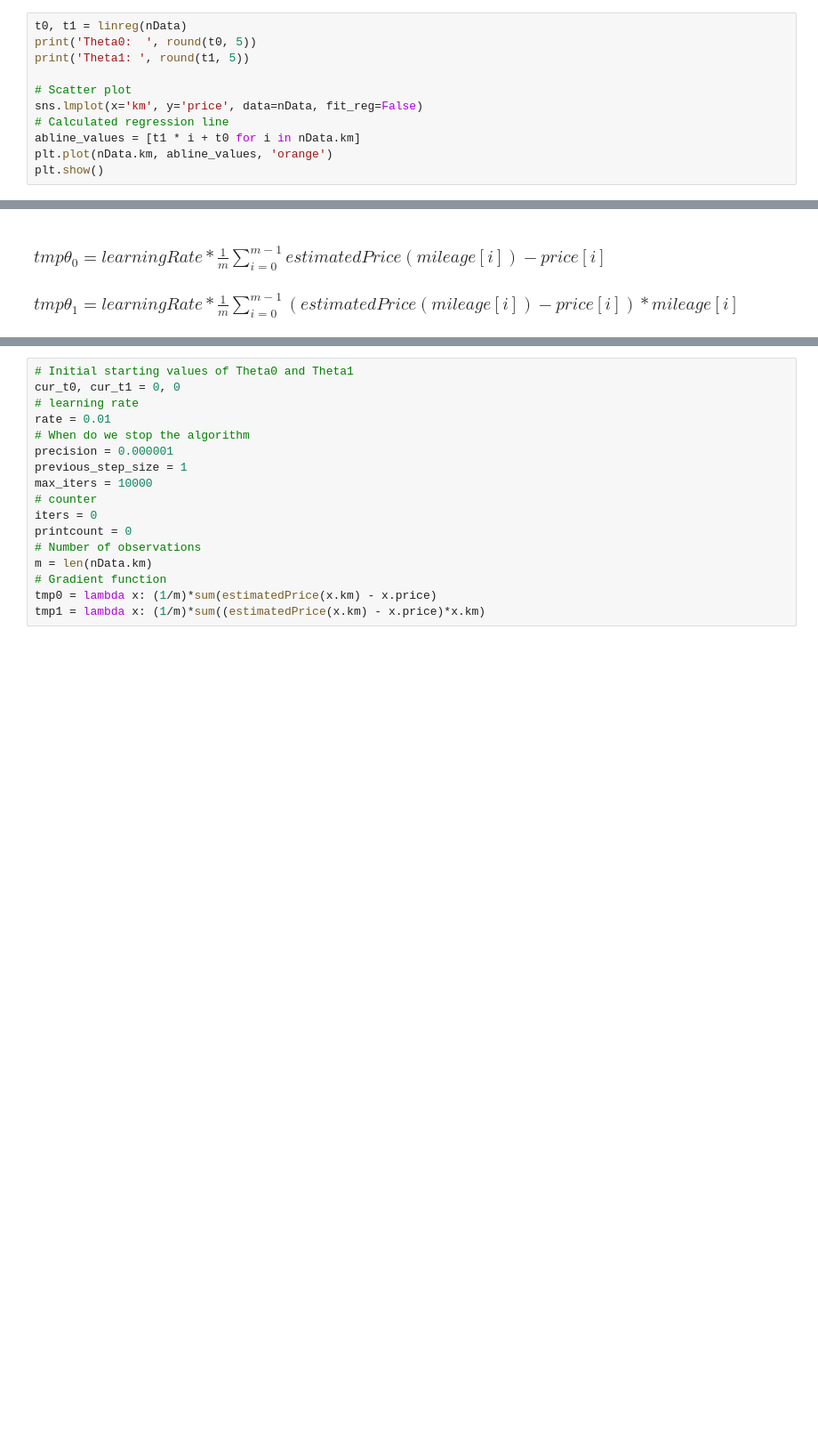
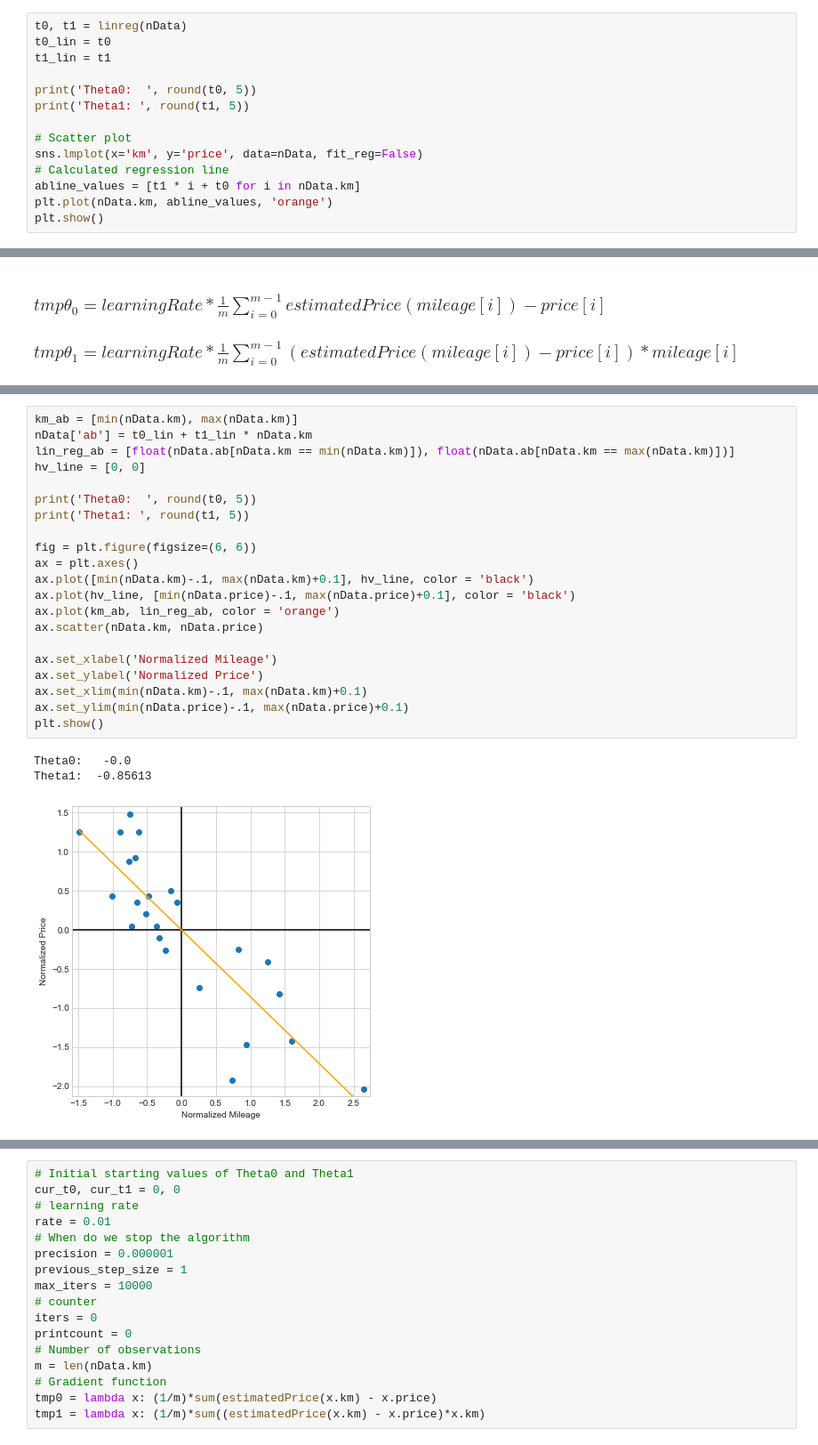
Before and after one commit to SebastienMoeller/A-Team, a Jupyter notebook: notebook.ipynb, the cells around one changed output, grey strips where cells are left out. Shown at 89% size. Cells and saved outputs as stored; diff of their text form; blank space fills up the shorter version.

Commit message:
Completed Gradient Descent Visualization

```diff
--- a/notebook.ipynb
+++ b/notebook.ipynb
@@ -114,6 +114,9 @@ km     -1.483975 2.637603
 price  -2.032224 1.483848
 # %%
 t0, t1 = linreg(nData)
+t0_lin = t0
+t1_lin = t1
+
 print('Theta0:  ', round(t0, 5))
 print('Theta1: ', round(t1, 5))
 
@@ -133,0 +211,25 @@ Theta1:  -0.85614
+# %%
+km_ab = [min(nData.km), max(nData.km)]
+nData['ab'] = t0_lin + t1_lin * nData.km
+lin_reg_ab = [float(nData.ab[nData.km == min(nData.km)]), float(nData.ab[nData.km == max(nData.km)])]
+hv_line = [0, 0]
+
+print('Theta0:  ', round(t0, 5))
+print('Theta1: ', round(t1, 5))
+
+fig = plt.figure(figsize=(6, 6))
+ax = plt.axes()
+ax.plot([min(nData.km)-.1, max(nData.km)+0.1], hv_line, color = 'black')
+ax.plot(hv_line, [min(nData.price)-.1, max(nData.price)+0.1], color = 'black')
+ax.plot(km_ab, lin_reg_ab, color = 'orange')
+ax.scatter(nData.km, nData.price)
+
+ax.set_xlabel('Normalized Mileage')
+ax.set_ylabel('Normalized Price')
+ax.set_xlim(min(nData.km)-.1, max(nData.km)+0.1)
+ax.set_ylim(min(nData.price)-.1, max(nData.price)+0.1)
+plt.show()
+# %% [output]
+Theta0:   -0.0
+Theta1:  -0.85613
+[figure, added]
```
Also changed, not shown: parts of 13 cells of this notebook.
